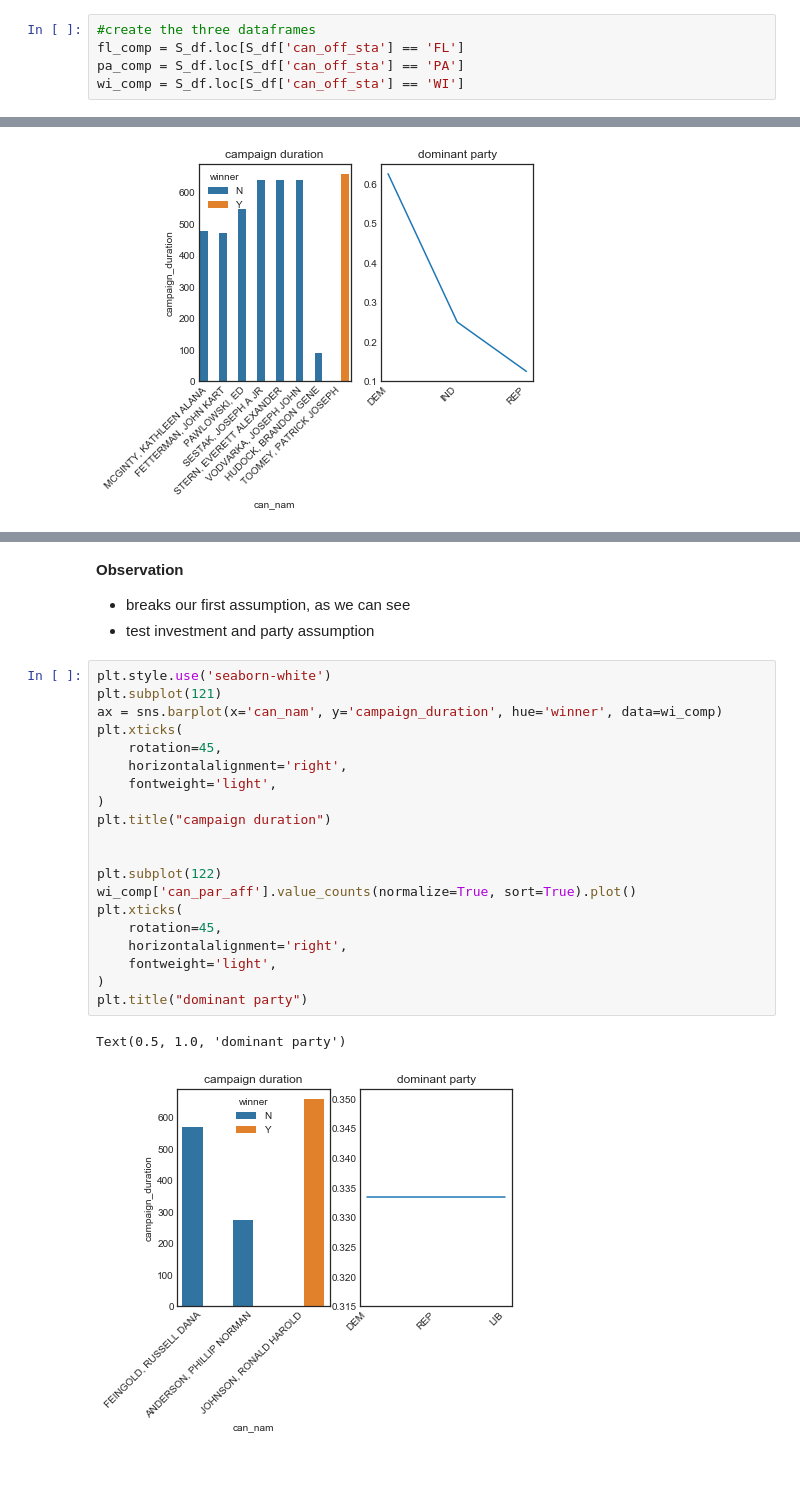
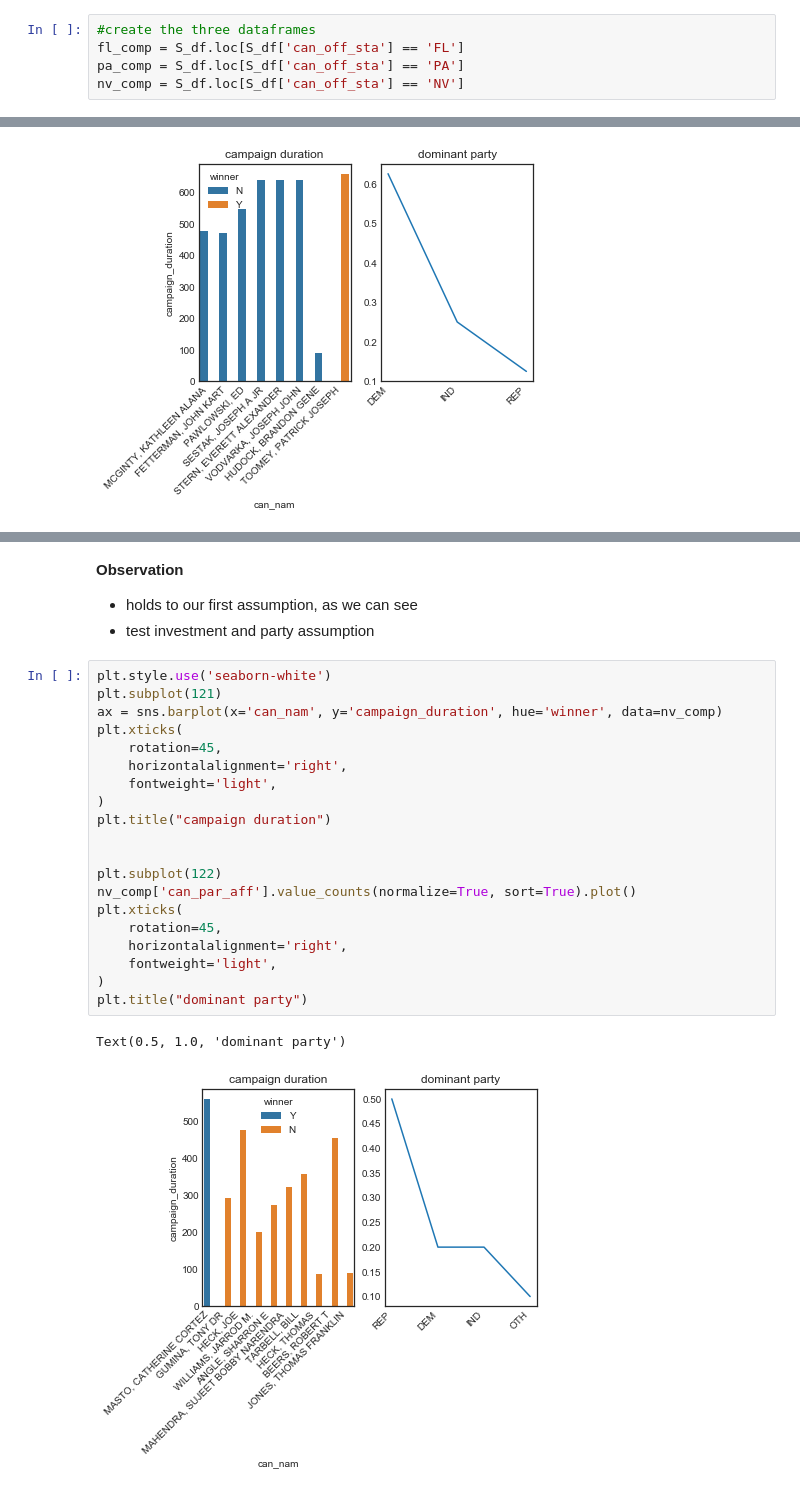
Before and after one commit to HamoyeHQ/stage-f-09-campaign-finance, a Jupyter notebook: EDA_secgrp/senatorial_eda.ipynb, the cells around one changed output, grey strips where cells are left out. Saved outputs shown, nothing was run; the diff lists cells and outputs as text.

```diff
--- a/EDA_secgrp/senatorial_eda.ipynb
+++ b/EDA_secgrp/senatorial_eda.ipynb
@@ -81,7 +81,7 @@ ax = sns.barplot(x='can_off_sta', y='total_dis_sum', data=Amt_per_sta_ds)
 #create the three dataframes
 fl_comp = S_df.loc[S_df['can_off_sta'] == 'FL']
 pa_comp = S_df.loc[S_df['can_off_sta'] == 'PA']
-wi_comp = S_df.loc[S_df['can_off_sta'] == 'WI']
+nv_comp = S_df.loc[S_df['can_off_sta'] == 'NV']
 # %%
 #check winners in FL
 
@@ -205,28 +205,28 @@ plt.xticks(
 # %% [markdown]
 **Observation**
-* breaks our first assumption, as we can see
+* holds to our first assumption, as we can see
 * test investment and party assumption
 # %%
 plt.style.use('seaborn-white')
 plt.subplot(121)
-ax = sns.barplot(x='can_nam', y='campaign_duration', hue='winner', data=wi_comp)
+ax = sns.barplot(x='can_nam', y='campaign_duration', hue='winner', data=nv_comp)
 plt.xticks(
     rotation=45,
     horizontalalignment='right',
     fontweight='light',
 )
 plt.title("campaign duration")
 
 
 plt.subplot(122)
-wi_comp['can_par_aff'].value_counts(normalize=True, sort=True).plot()
+nv_comp['can_par_aff'].value_counts(normalize=True, sort=True).plot()
 plt.xticks(
     rotation=45,
     horizontalalignment='right',
     fontweight='light',
 )
 plt.title("dominant party")
 # %% [output]
 Text(0.5, 1.0, 'dominant party')
-[figure, old version]
+[figure, new version]
 # %%
```
Also changed, not shown: parts of 13 cells of this notebook.
